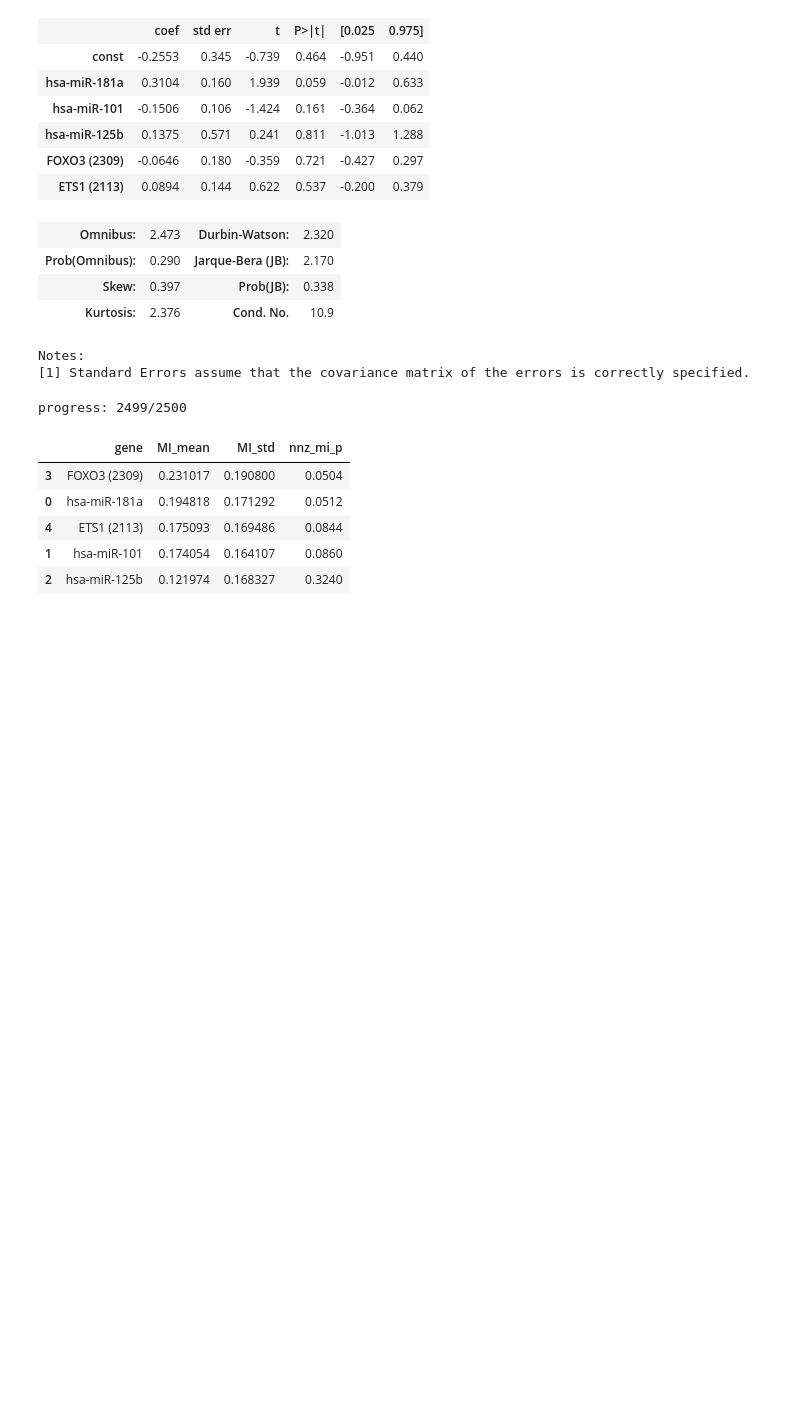
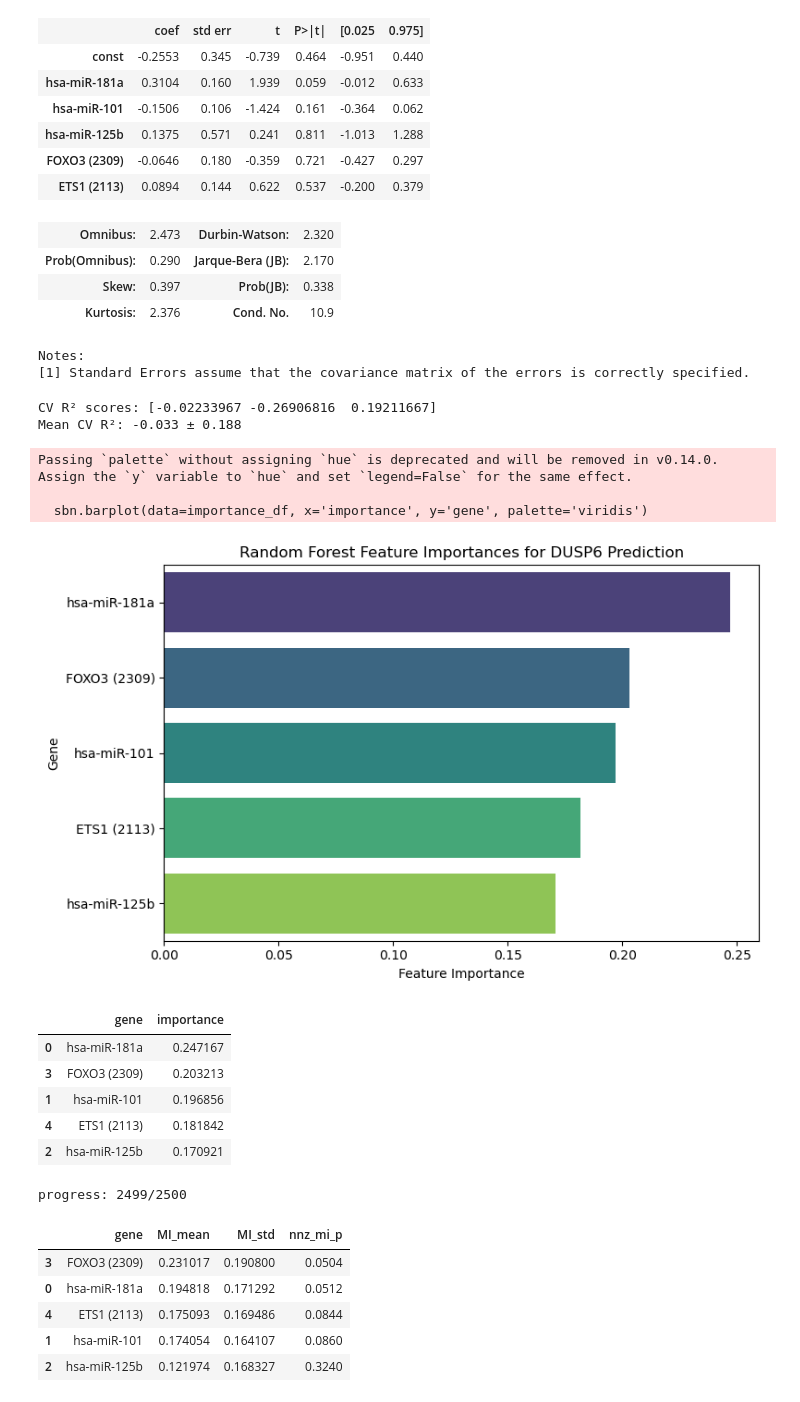
Before and after one commit to nathanieljevans/lincs-gsnn, a Jupyter notebook: notebooks/05_regulator_dusp6_expr_correlation_breast.ipynb, the cells around one changed output. Drawn from its saved outputs; the diff is of its cells as text; code cells hidden in the pictures; blank space fills up the shorter version.

```diff
--- a/notebooks/05_regulator_dusp6_expr_correlation_breast.ipynb
+++ b/notebooks/05_regulator_dusp6_expr_correlation_breast.ipynb
@@ -99,35 +105,48 @@ Notes:
 from sklearn.ensemble import RandomForestRegressor
 from sklearn.model_selection import cross_val_score
 
 X = expr[genes].values
 y = expr[target].values.ravel()
 
 # Fit Random Forest
-rf = RandomForestRegressor(n_estimators=500, random_state=42, n_jobs=-1)
+rf = RandomForestRegressor(n_estimators=500, n_jobs=-1, max_depth=5)
 rf.fit(X, y)
 
 # Get feature importances
 importances = rf.feature_importances_
 importance_df = pd.DataFrame({
     'gene': genes,
     'importance': importances
 }).sort_values('importance', ascending=False)
 
 # Cross-validated R^2 score
-cv_scores = cross_val_score(rf, X, y, cv=5, scoring='r2')
+cv_scores = cross_val_score(rf, X, y, cv=3, scoring='r2')
 print(f"CV R² scores: {cv_scores}")
 print(f"Mean CV R²: {cv_scores.mean():.3f} ± {cv_scores.std():.3f}")
 
 # Plot feature importances
 plt.figure(figsize=(8, 5))
 sbn.barplot(data=importance_df, x='importance', y='gene', palette='viridis')
 plt.xlabel('Feature Importance')
 plt.ylabel('Gene')
 plt.title('Random Forest Feature Importances for DUSP6 Prediction')
 plt.tight_layout()
 plt.show()
 
 importance_df
+# %% [output]
+CV R² scores: [-0.02233967 -0.26906816  0.19211667]
+Mean CV R²: -0.033 ± 0.188
+Passing `palette` without assigning `hue` is deprecated and will be removed in v0.14.0. Assign the `y` variable to `hue` and set `legend=False` for the same effect.
+
+  sbn.barplot(data=importance_df, x='importance', y='gene', palette='viridis')
+[figure, added]
+|  | gene | importance |
+| 0 | hsa-miR-181a | 0.247167 |
+| 3 | FOXO3 (2309) | 0.203213 |
+| 1 | hsa-miR-101 | 0.196856 |
+| 4 | ETS1 (2113) | 0.181842 |
+| 2 | hsa-miR-125b | 0.170921 |
 # %%
 # Compute Mutual Information between each gene in `genes` and DUSP6
 from sklearn.feature_selection import mutual_info_regression
```
Also changed, not shown: parts of 1 cell of this notebook, 3 other files.
